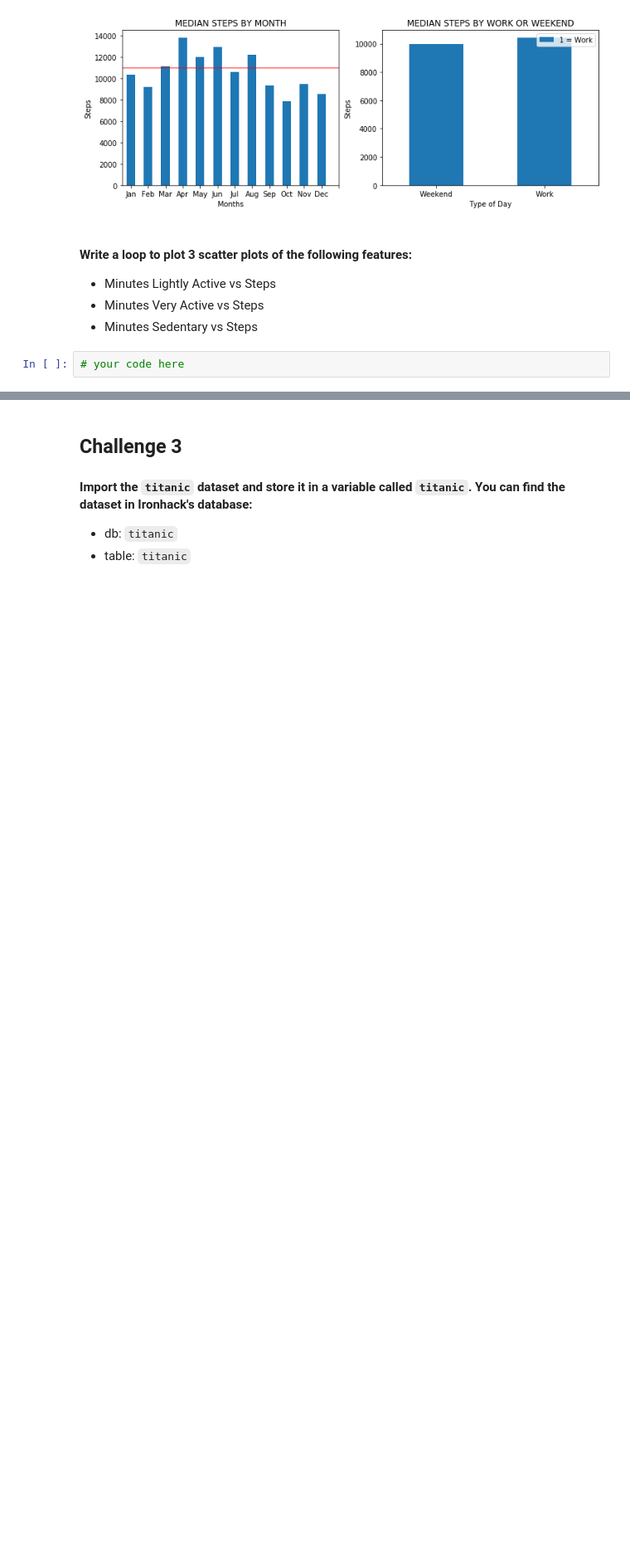
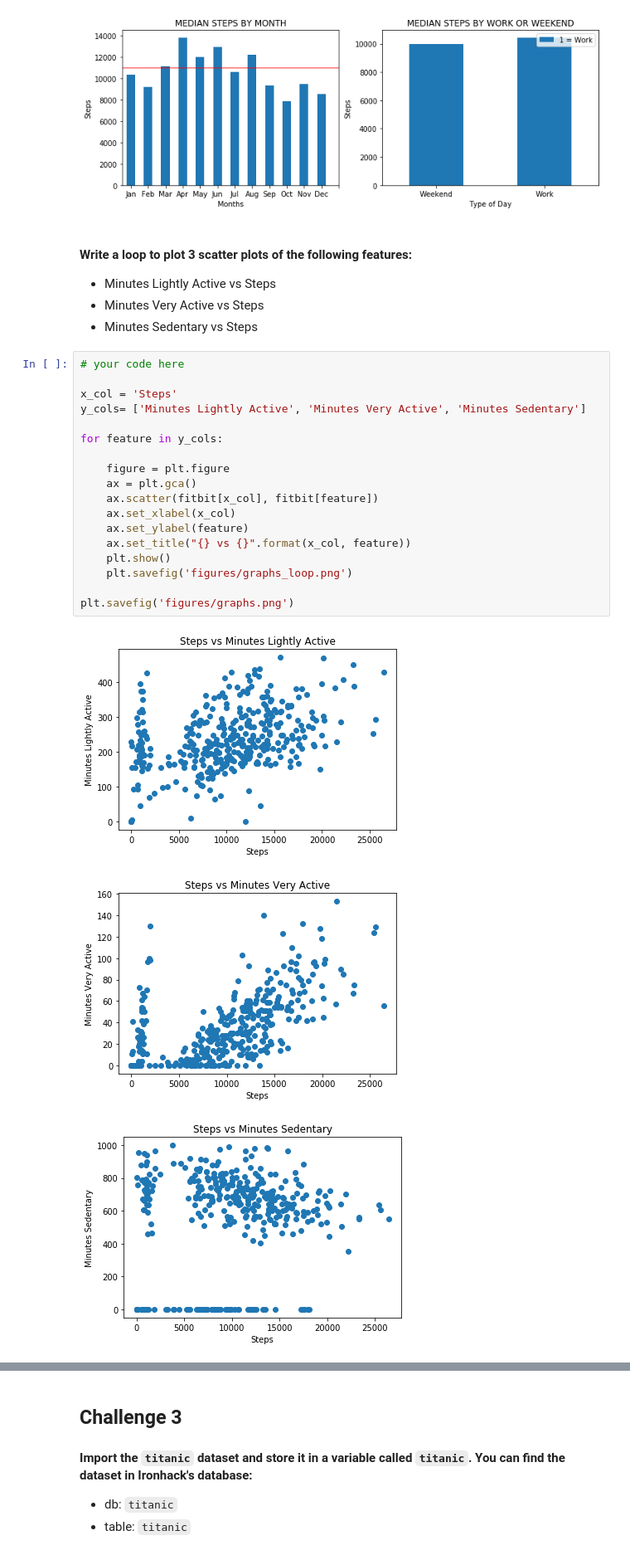
Before and after one commit to ta-datapt-bcn/lab-matplotlib-seaborn, a Jupyter notebook: your-code/main.ipynb, the cells around one changed output, grey strips where cells are left out. Shown at 83% size. Drawn from its saved outputs; the diff is of its cells as text; blank space fills up the shorter version.

```diff
--- a/your-code/main.ipynb
+++ b/your-code/main.ipynb
@@ -239,5 +223,25 @@ plt.savefig('figures/graphs.png')
 * Minutes Lightly Active vs Steps
 * Minutes Very Active vs Steps
 * Minutes Sedentary vs Steps
-# %%
-# your code here
+# %%
+# your code here
+
+x_col = 'Steps'
+y_cols= ['Minutes Lightly Active', 'Minutes Very Active', 'Minutes Sedentary']
+
+for feature in y_cols:
+
+    figure = plt.figure
+    ax = plt.gca()
+    ax.scatter(fitbit[x_col], fitbit[feature])
+    ax.set_xlabel(x_col)
+    ax.set_ylabel(feature)
+    ax.set_title("{} vs {}".format(x_col, feature))
+    plt.show()
+    plt.savefig('figures/graphs_loop.png')
+
+plt.savefig('figures/graphs.png')
+# %% [output]
+[figure, added]
+[figure, added]
+[figure, added]
```
Also changed, not shown: parts of 41 cells of this notebook, 3 other files.
